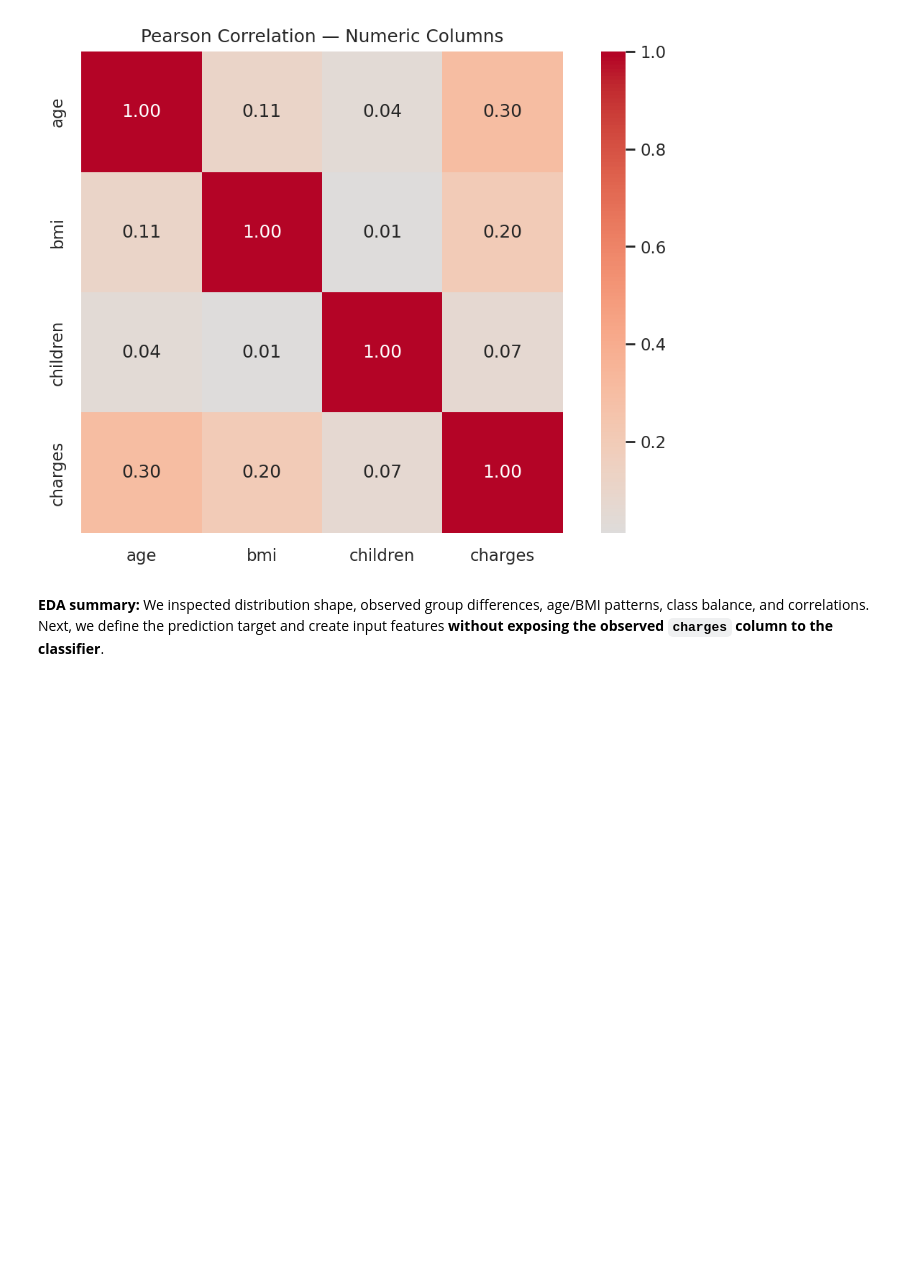
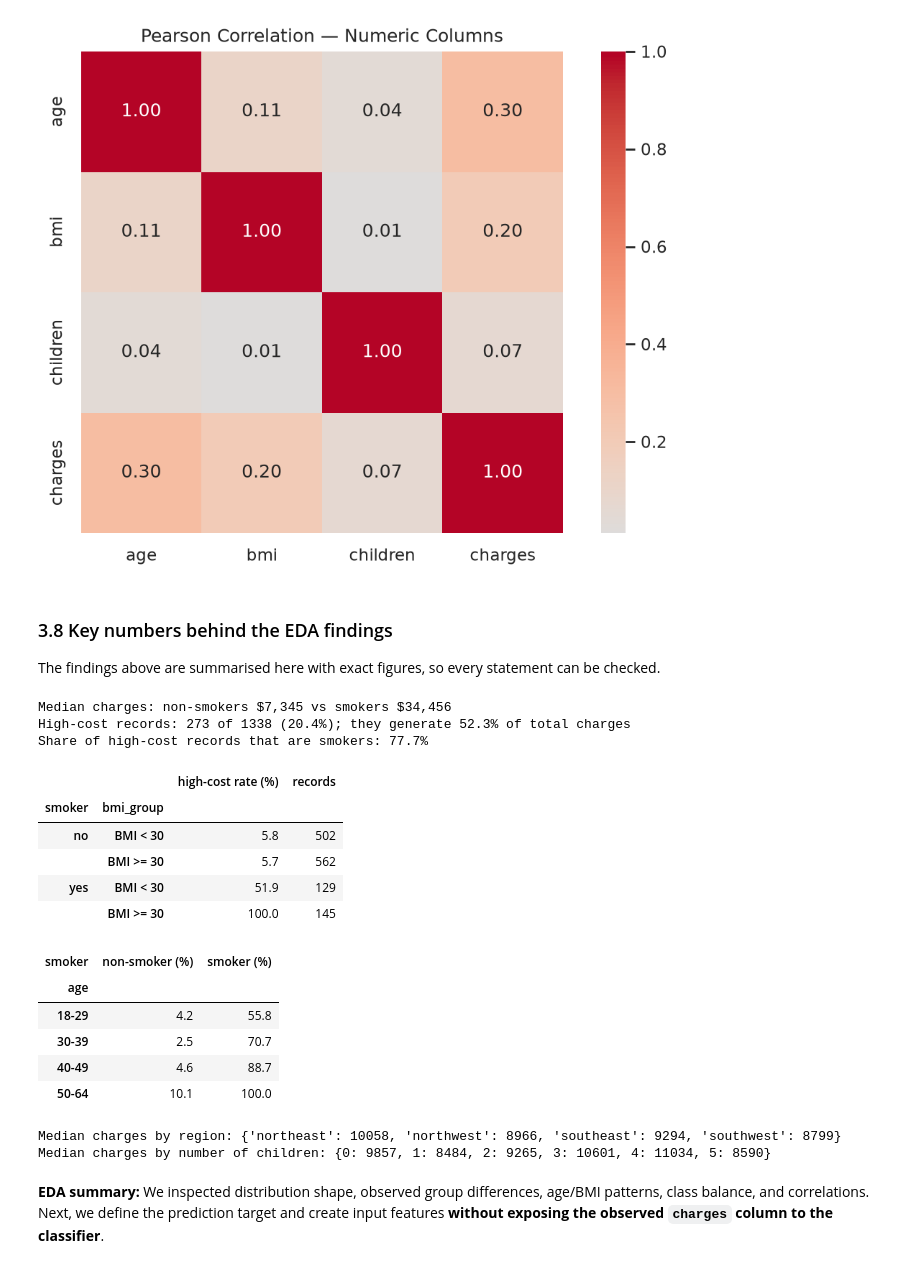
Before and after one commit to jeyhunaliyevv/medical-insurance-cost-risk-prediction, a Jupyter notebook: notebooks/01_full_analysis.ipynb, the cells around one changed output. Cells and saved outputs as stored; diff of their text form; code cells hidden in the pictures; blank space fills up the shorter version.

```diff
--- a/notebooks/01_full_analysis.ipynb
+++ b/notebooks/01_full_analysis.ipynb
@@ -290,6 +296,46 @@ plt.close('all')
 display(Image(filename=str(FIGURES / "eda_07_numeric_correlation.png")))
 # %% [output]
 [figure]
+# %% [markdown]
+### 3.8 Key numbers behind the EDA findings
+
+The findings above are summarised here with exact figures, so every statement can be checked.
+# %%
+hc = make_target(raw["charges"]) == 1
+medians = raw.groupby("smoker")["charges"].median()
+print(f"Median charges: non-smokers ${medians['no']:,.0f} vs smokers ${medians['yes']:,.0f}")
+print(f"High-cost records: {hc.sum()} of {len(raw)} ({hc.mean():.1%}); they generate {raw.loc[hc, 'charges'].sum() / raw['charges'].sum():.1%} of total charges")
+print(f"Share of high-cost records that are smokers: {raw.loc[hc, 'smoker'].eq('yes').mean():.1%}")
+
+segments = (raw.assign(high_cost=hc.astype(int), bmi_group=np.where(raw["bmi"] >= 30, "BMI >= 30", "BMI < 30"))
+              .groupby(["smoker", "bmi_group"])["high_cost"].agg(["mean", "size"]))
+segments["mean"] = (segments["mean"] * 100).round(1)
+display(segments.rename(columns={"mean": "high-cost rate (%)", "size": "records"}))
+
+age_band = pd.cut(raw["age"], [17, 29, 39, 49, 64], labels=["18-29", "30-39", "40-49", "50-64"])
+by_age = (raw.assign(high_cost=hc.astype(int)).groupby([age_band, "smoker"], observed=True)["high_cost"].mean().unstack() * 100).round(1)
+display(by_age.rename(columns={"no": "non-smoker (%)", "yes": "smoker (%)"}))
+
+print("Median charges by region:", raw.groupby("region")["charges"].median().round(0).astype(int).to_dict())
+print("Median charges by number of children:", raw.groupby("children")["charges"].median().round(0).astype(int).to_dict())
+# %% [output]
+Median charges: non-smokers $7,345 vs smokers $34,456
+High-cost records: 273 of 1338 (20.4%); they generate 52.3% of total charges
+Share of high-cost records that are smokers: 77.7%
+|  |  | high-cost rate (%) | records |
+| smoker | bmi_group |  |  |
+| no | BMI < 30 | 5.8 | 502 |
+|  | BMI >= 30 | 5.7 | 562 |
+| yes | BMI < 30 | 51.9 | 129 |
+|  | BMI >= 30 | 100.0 | 145 |
+| smoker | non-smoker (%) | smoker (%) |
+| age |  |  |
+| 18-29 | 4.2 | 55.8 |
+| 30-39 | 2.5 | 70.7 |
+| 40-49 | 4.6 | 88.7 |
+| 50-64 | 10.1 | 100.0 |
+Median charges by region: {'northeast': 10058, 'northwest': 8966, 'southeast': 9294, 'southwest': 8799}
+Median charges by number of children: {0: 9857, 1: 8484, 2: 9265, 3: 10601, 4: 11034, 5: 8590}
 # %% [markdown]
 **EDA summary:** We inspected distribution shape, observed group differences, age/BMI patterns, class balance, and correlations. Next, we define the prediction target and create input features **without exposing the observed `charges` column to the classifier**.
 # %% [markdown]
```
Also changed, not shown: parts of 18 cells of this notebook, 7 other files.
